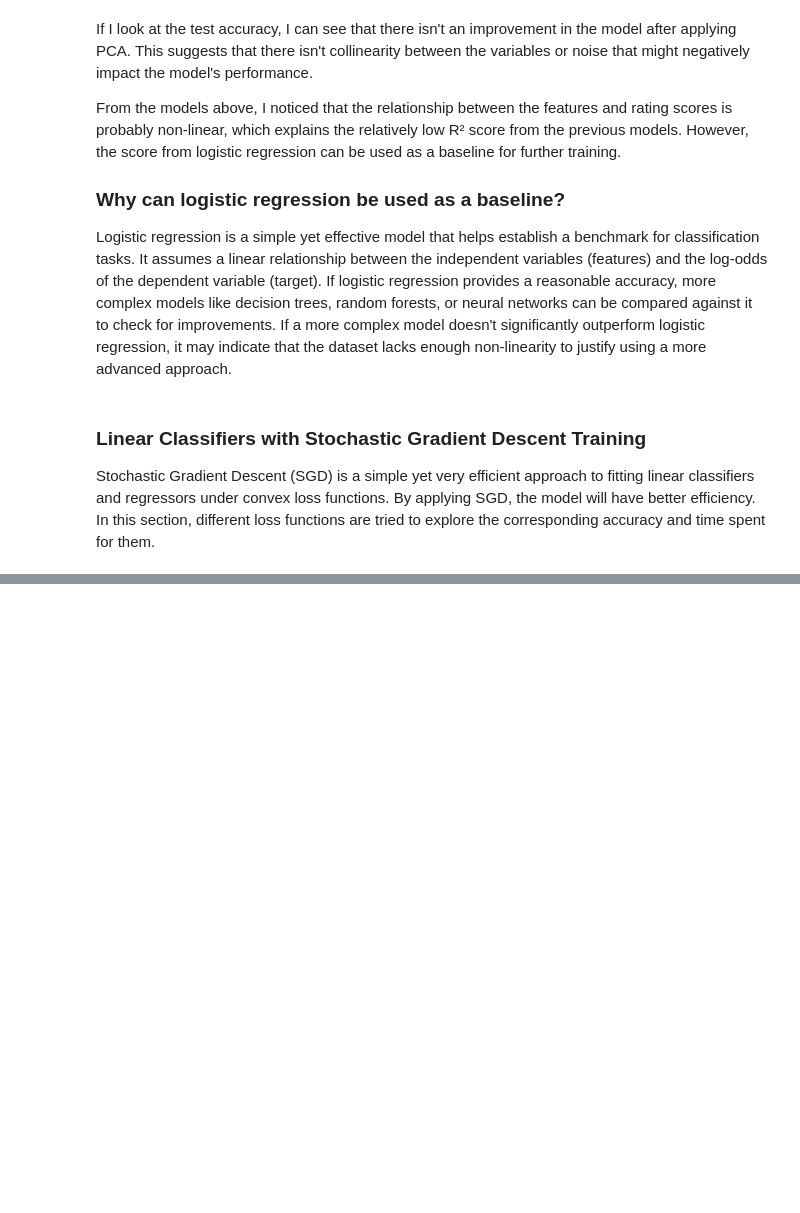
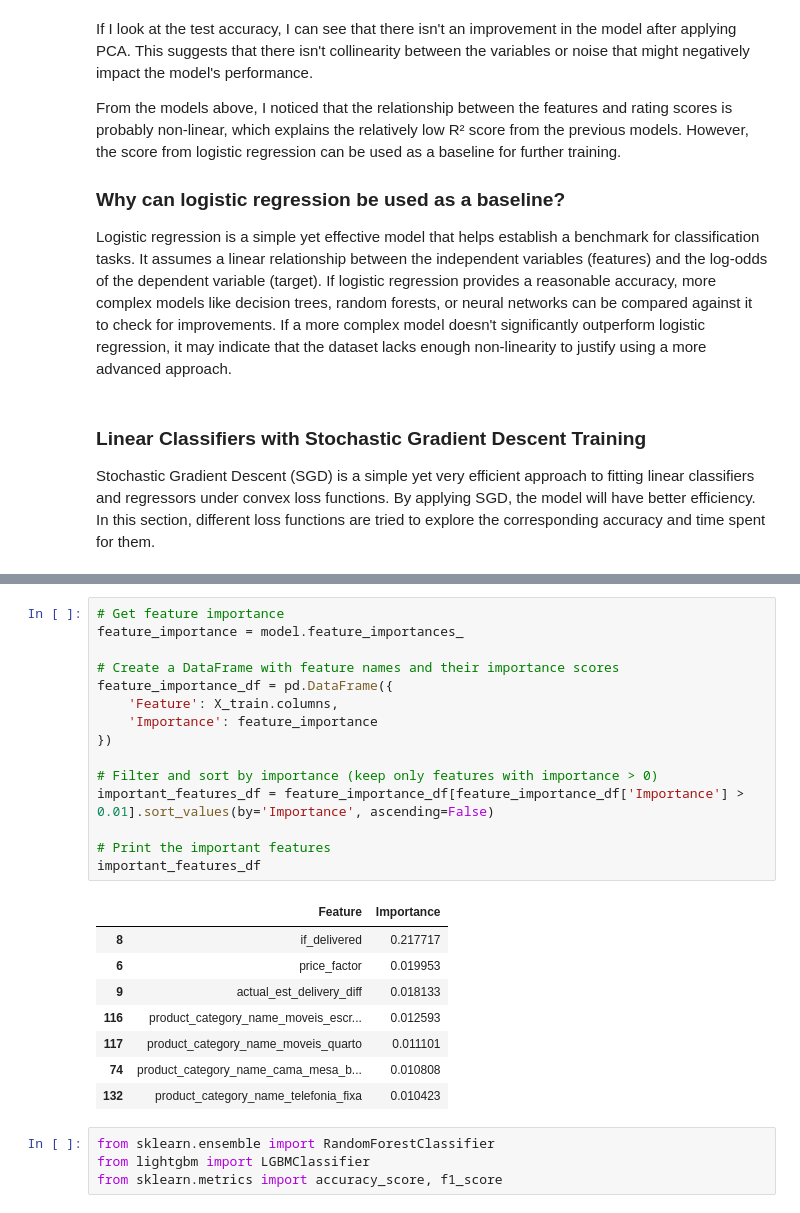
Before and after one commit to waiz2601/Brazilian-E-Commerce-Public-Dataset-by-Olist, a Jupyter notebook: model_building.ipynb, the cells around one changed output, grey strips where cells are left out. Cells and saved outputs as stored; diff of their text form; blank space fills up the shorter version.

```diff
--- a/model_building.ipynb
+++ b/model_building.ipynb
@@ -328,0 +439,28 @@ Stochastic Gradient Descent (SGD) is a simple yet very efficient approach to fit
+# %%
+# Get feature importance
+feature_importance = model.feature_importances_
+
+# Create a DataFrame with feature names and their importance scores
+feature_importance_df = pd.DataFrame({
+    'Feature': X_train.columns,
+    'Importance': feature_importance
+})
+
+# Filter and sort by importance (keep only features with importance > 0)
+important_features_df = feature_importance_df[feature_importance_df['Importance'] > 0.01].sort_values(by='Importance', ascending=False)
+
+# Print the important features
+important_features_df
+# %% [output]
+|  | Feature | Importance |
+| 8 | if_delivered | 0.217717 |
+| 6 | price_factor | 0.019953 |
+| 9 | actual_est_delivery_diff | 0.018133 |
+| 116 | product_category_name_moveis_escr... | 0.012593 |
+| 117 | product_category_name_moveis_quarto | 0.011101 |
+| 74 | product_category_name_cama_mesa_b... | 0.010808 |
+| 132 | product_category_name_telefonia_fixa | 0.010423 |
+# %%
+from sklearn.ensemble import RandomForestClassifier
+from lightgbm import LGBMClassifier
+from sklearn.metrics import accuracy_score, f1_score
```
Also changed, not shown: parts of 9 cells of this notebook.
